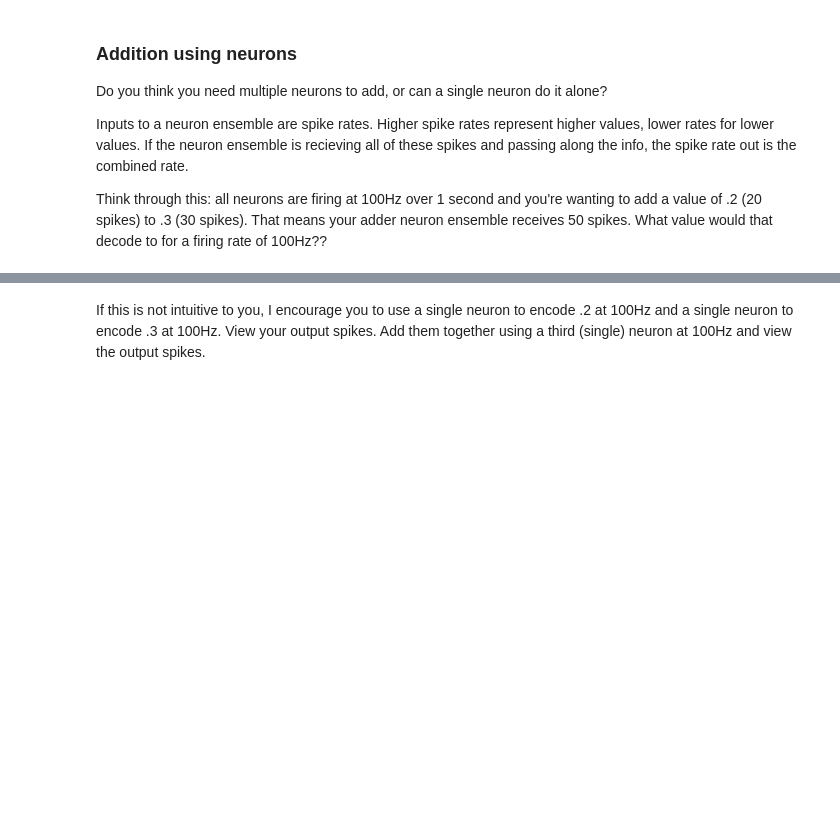
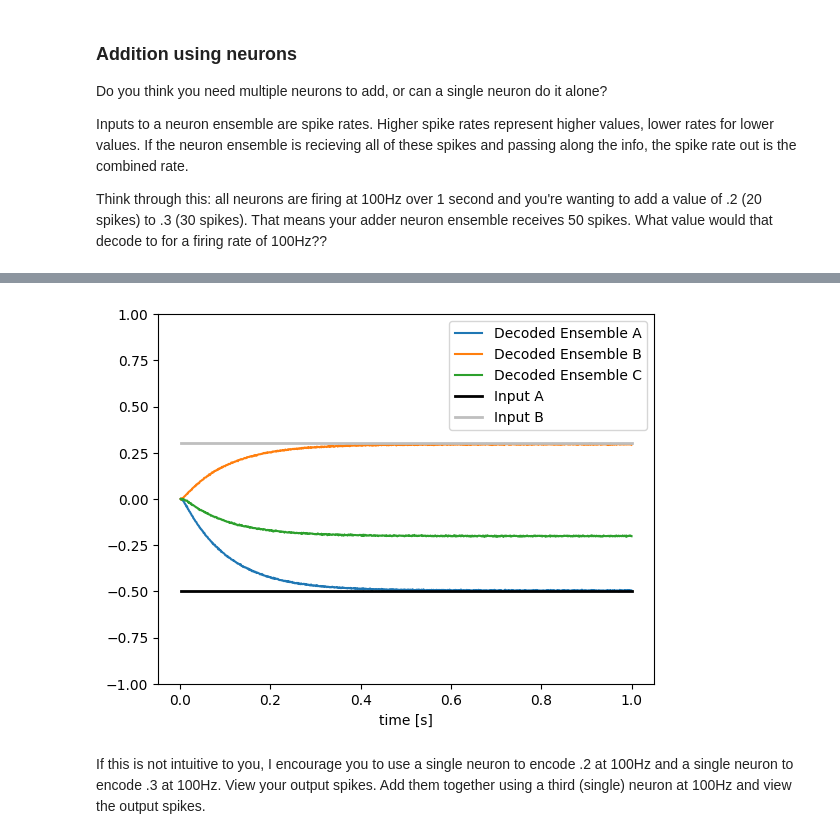
Before and after one commit to gtmoon32/neuron_basics, a Jupyter notebook: neuron_transformations.ipynb, the cells around one changed output, grey strips where cells are left out. Drawn from its saved outputs; the diff is of its cells as text; code cells hidden in the pictures; blank space fills up the shorter version.

```diff
--- a/neuron_transformations.ipynb
+++ b/neuron_transformations.ipynb
@@ -57,9 +57,9 @@ with model:
 with model:
     input_a_probe = nengo.Probe(input_a)
     input_b_probe = nengo.Probe(input_b)
-    A_probe = nengo.Probe(A, synapse=0.01)
-    B_probe = nengo.Probe(B, synapse=0.01)
-    C_probe = nengo.Probe(C, synapse=0.01)
+    A_probe = nengo.Probe(A, synapse=0.1)
+    B_probe = nengo.Probe(B, synapse=0.1)
+    C_probe = nengo.Probe(C, synapse=0.1)
     spikesA = nengo.Probe(A.neurons)
     spikesB = nengo.Probe(B.neurons)
     spikesC = nengo.Probe(C.neurons)
@@ -85,3 +85,4 @@ plt.legend()
 plt.ylim(-1, 1)
 plt.xlabel("time [s]")
 plt.show()
+# %% [output]
@@ -88,3 +91,4 @@ plt.show()
+[figure, added]
 # %% [markdown]
 If this is not intuitive to you, I encourage you to use a single neuron to encode .2 at 100Hz and a single neuron to encode .3 at 100Hz. View your output spikes. Add them together using a third (single) neuron at 100Hz and view the output spikes.
 # %% [markdown]
```
Also changed, not shown: parts of 15 cells of this notebook, 1 other file.
